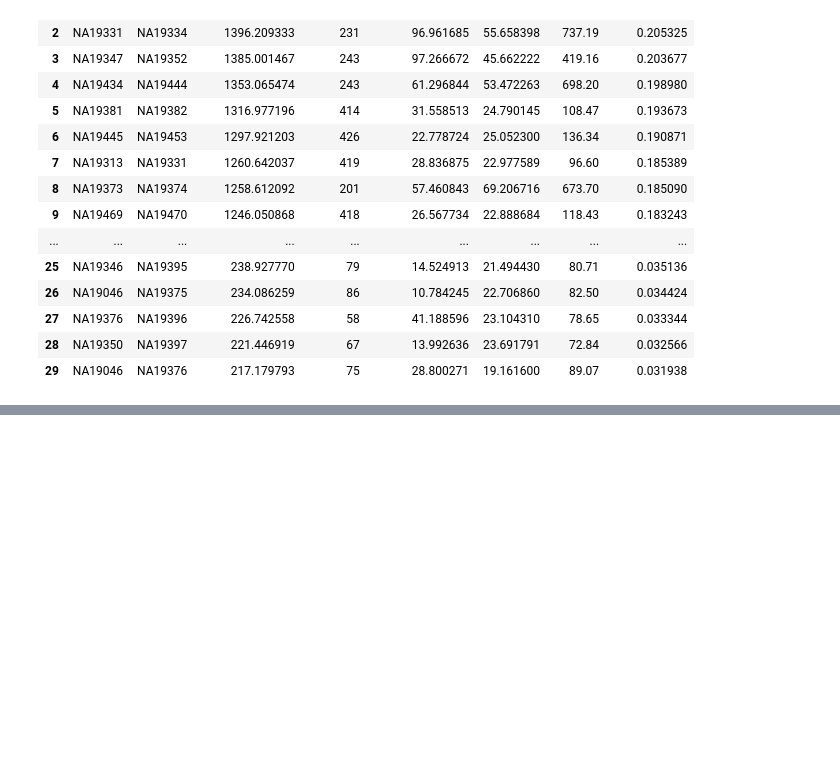
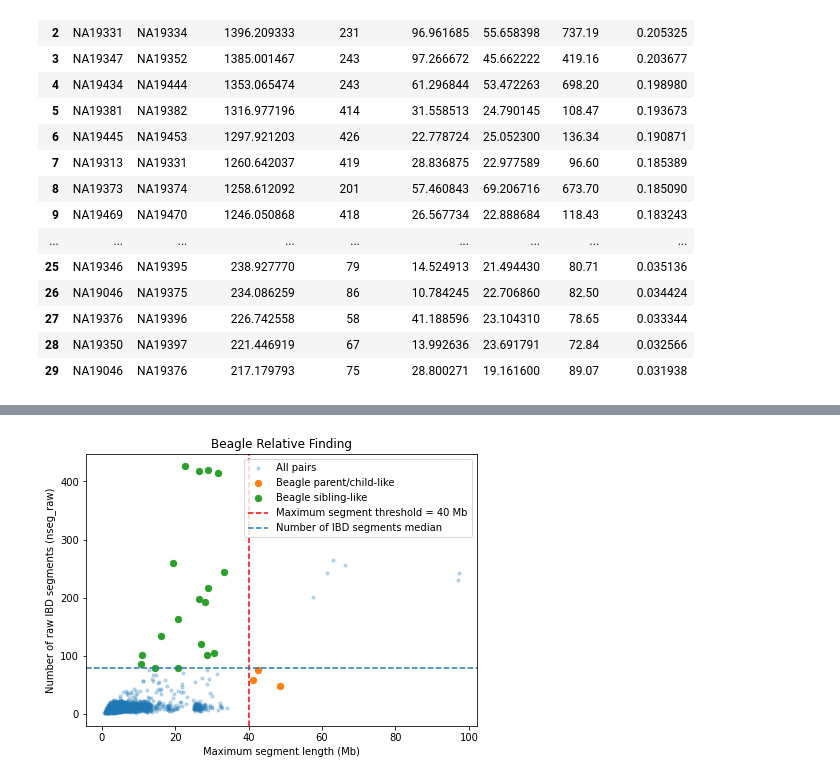
Before and after one commit to kaiyuanh2/cse284-final-project, a Jupyter notebook: beagle-relative-finding.ipynb, the cells around one changed output, grey strips where cells are left out. Saved outputs shown, nothing was run; the diff lists cells and outputs as text; code cells hidden in the pictures; blank space fills up the shorter version.

```diff
--- a/beagle-relative-finding.ipynb
+++ b/beagle-relative-finding.ipynb
@@ -201,0 +305,42 @@ plt.show()
+# %%
+plt.figure(figsize=(7, 5))
+
+# all pairs in background
+plt.scatter(
+    pair_stats["max_seg_mb_raw"],
+    pair_stats["nseg_raw"],
+    s=10,
+    alpha=0.25,
+    label="All pairs"
+)
+
+# Beagle parent/child-like
+pc_like = close[(close["max_seg_mb_raw"] > 40) & (close["nseg_raw"] < med_nseg)]
+plt.scatter(
+    pc_like["max_seg_mb_raw"],
+    pc_like["nseg_raw"],
+    s=40,
+    marker="o",
+    label="Beagle parent/child-like"
+)
+
+# Beagle sibling-like
+sib_like = close[(close["max_seg_mb_raw"] <= 40) & (close["nseg_raw"] >= med_nseg)]
+plt.scatter(
+    sib_like["max_seg_mb_raw"],
+    sib_like["nseg_raw"],
+    s=40,
+    marker="o",
+    label="Beagle sibling-like"
+)
+
+plt.axvline(40, linestyle="--", color="red", label="Maximum segment threshold = 40 Mb")
+plt.axhline(med_nseg, linestyle="--", label="Number of IBD segments median")
+
+plt.xlabel("Maximum segment length (Mb)")
+plt.ylabel("Number of raw IBD segments (nseg_raw)")
+plt.title("Beagle Relative Finding")
+plt.legend()
+plt.show()
+# %% [output]
+[figure, added]
```
Also changed, not shown: parts of 11 cells of this notebook, 1 other file.
